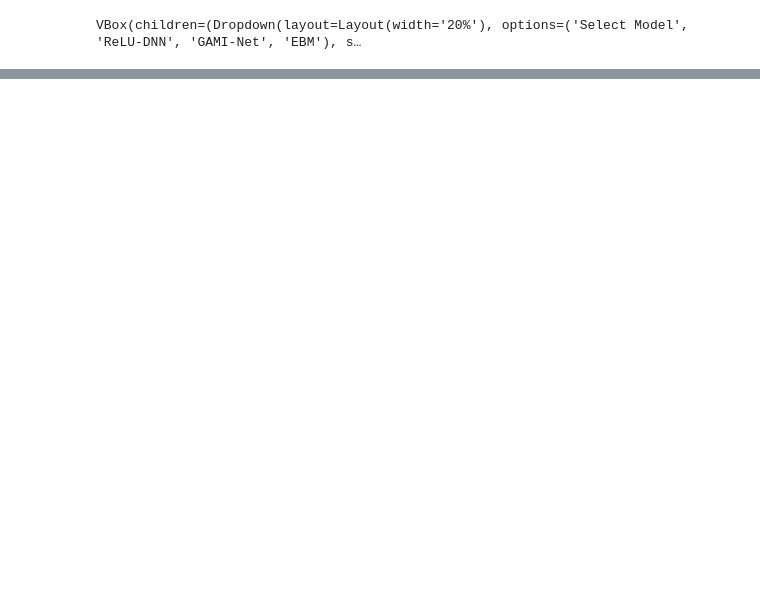
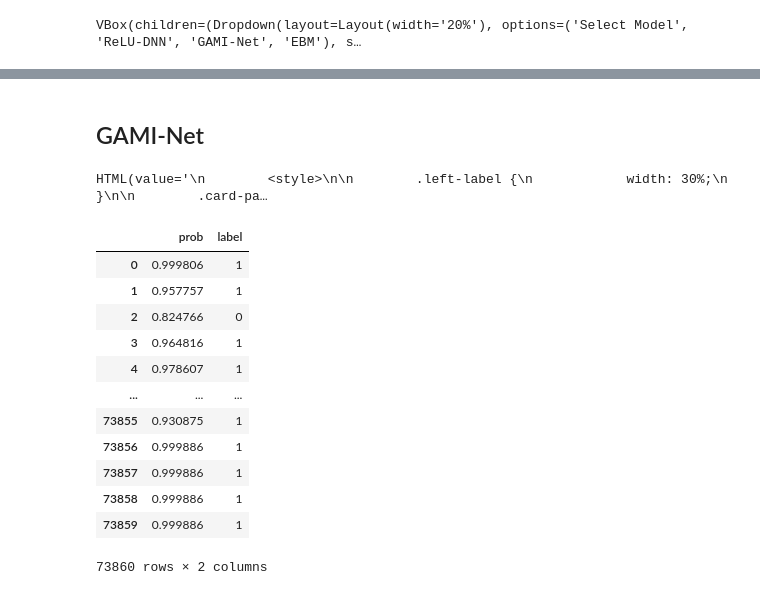
Before and after one commit to miki727/ABCNY_Project, a Jupyter notebook: Machine learning/Shuning Ma/ml_model_binary_noscore_piml.ipynb, the cells around one changed output, grey strips where cells are left out. Saved outputs shown, nothing was run; the diff lists cells and outputs as text; code cells hidden in the pictures; blank space fills up the shorter version.

```diff
--- a/Machine learning/Shuning Ma/ml_model_binary_noscore_piml.ipynb
+++ b/Machine learning/Shuning Ma/ml_model_binary_noscore_piml.ipynb
@@ -305,0 +387,23 @@ VBox(children=(Dropdown(layout=Layout(width='20%'), options=('Select Model', 'Re
+# %% [markdown]
+## GAMI-Net
+# %%
+y_pred_GAMI = pd.DataFrame(exp.experiment.registered_pipeline['GAMI-Net'].predict_proba(df_test.iloc[:, 1:-1].values))
+y_pred_GAMI = pd.DataFrame(y_pred_GAMI[1])
+y_pred_GAMI.columns= ['prob']
+y_pred_GAMI['label'] = np.where(y_pred_GAMI['prob'] >= 0.9, 1, 0)
+y_pred_GAMI
+# %% [output]
+HTML(value='\n        <style>\n\n        .left-label {\n            width: 30%;\n        }\n\n        .card-pa…
+|  | prob | label |
+| 0 | 0.999806 | 1 |
+| 1 | 0.957757 | 1 |
+| 2 | 0.824766 | 0 |
+| 3 | 0.964816 | 1 |
+| 4 | 0.978607 | 1 |
+| ... | ... | ... |
+| 73855 | 0.930875 | 1 |
+| 73856 | 0.999886 | 1 |
+| 73857 | 0.999886 | 1 |
+| 73858 | 0.999886 | 1 |
+| 73859 | 0.999886 | 1 |
+73860 rows × 2 columns
```
Also changed, not shown: parts of 18 cells of this notebook.
